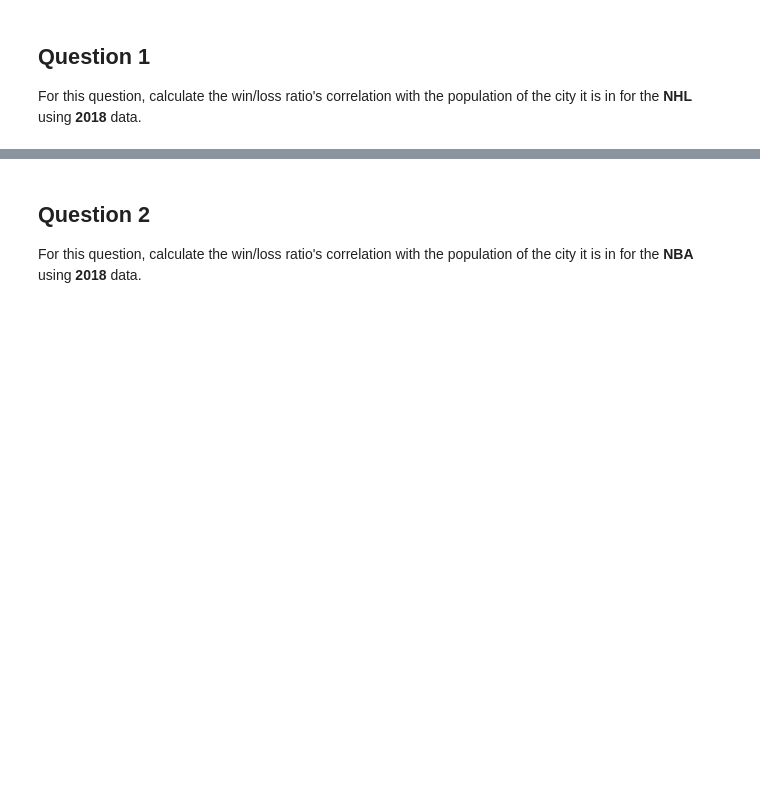
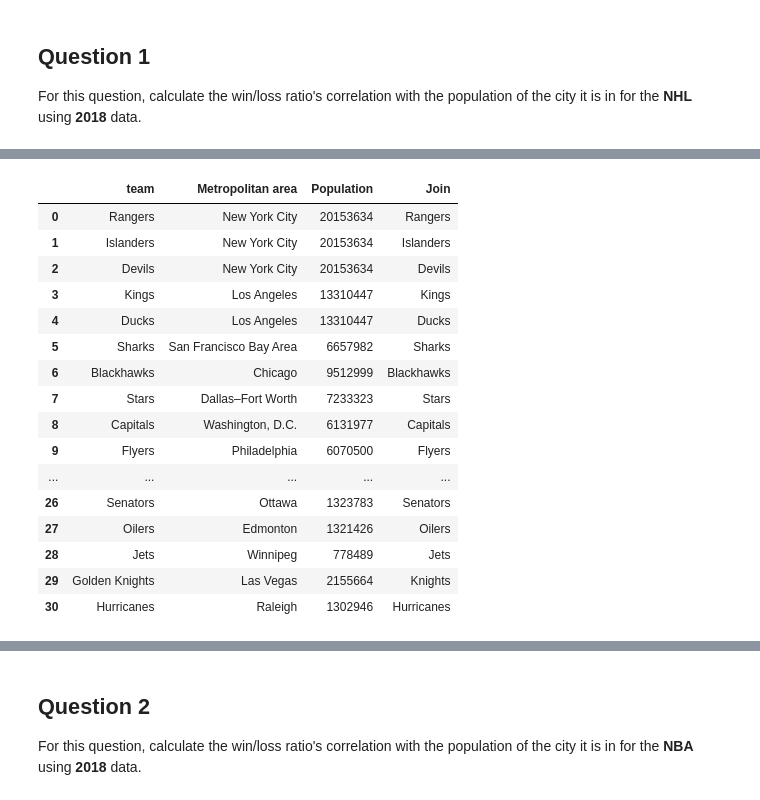
Before and after one commit to luke-limpert/PythonDataAnalysis_FinalAssignment, a Jupyter notebook: Assignment 4.ipynb, the cells around one changed output, grey strips where cells are left out. Drawn from its saved outputs; the diff is of its cells as text; code cells hidden in the pictures; blank space fills up the shorter version.

Commit message:
Updates to Assignment 4 Q1
Updates to Question 1 - completed. I had to change the way i joined the 2 data sets. I tried to make it scalable to make the next questions easier.

```diff
--- a/Assignment 4.ipynb
+++ b/Assignment 4.ipynb
@@ -14,4 +14,13 @@ For each sport I would like you to answer the question: **what is the win/loss r
 # %% [markdown]
 ## Question 1
 For this question, calculate the win/loss ratio's correlation with the population of the city it is in for the **NHL** using **2018** data.
+# %%
+import pandas as pd
+import numpy as np
+import scipy.stats as stats
+import re
+
+nhl_df=pd.read_csv("assets/nhl.csv")
+cities=pd.read_html("assets/wikipedia_data.html")[1]
+cities=cities.iloc[:-1,[0,3,5,6,7,8]]
 # %%
@@ -72,0 +75,20 @@ def nhl_correlation():
+# %%
+Clean_NHL()
+# %% [output]
+|  | team | Metropolitan area | Population | Join |
+| 0 | Rangers | New York City | 20153634 | Rangers |
+| 1 | Islanders | New York City | 20153634 | Islanders |
+| 2 | Devils | New York City | 20153634 | Devils |
+| 3 | Kings | Los Angeles | 13310447 | Kings |
+| 4 | Ducks | Los Angeles | 13310447 | Ducks |
+| 5 | Sharks | San Francisco Bay Area | 6657982 | Sharks |
+| 6 | Blackhawks | Chicago | 9512999 | Blackhawks |
+| 7 | Stars | Dallas–Fort Worth | 7233323 | Stars |
+| 8 | Capitals | Washington, D.C. | 6131977 | Capitals |
+| 9 | Flyers | Philadelphia | 6070500 | Flyers |
+| ... | ... | ... | ... | ... |
+| 26 | Senators | Ottawa | 1323783 | Senators |
+| 27 | Oilers | Edmonton | 1321426 | Oilers |
+| 28 | Jets | Winnipeg | 778489 | Jets |
+| 29 | Golden Knights | Las Vegas | 2155664 | Knights |
+| 30 | Hurricanes | Raleigh | 1302946 | Hurricanes |
```
Also changed, not shown: parts of 5 cells of this notebook, 1 other file.
